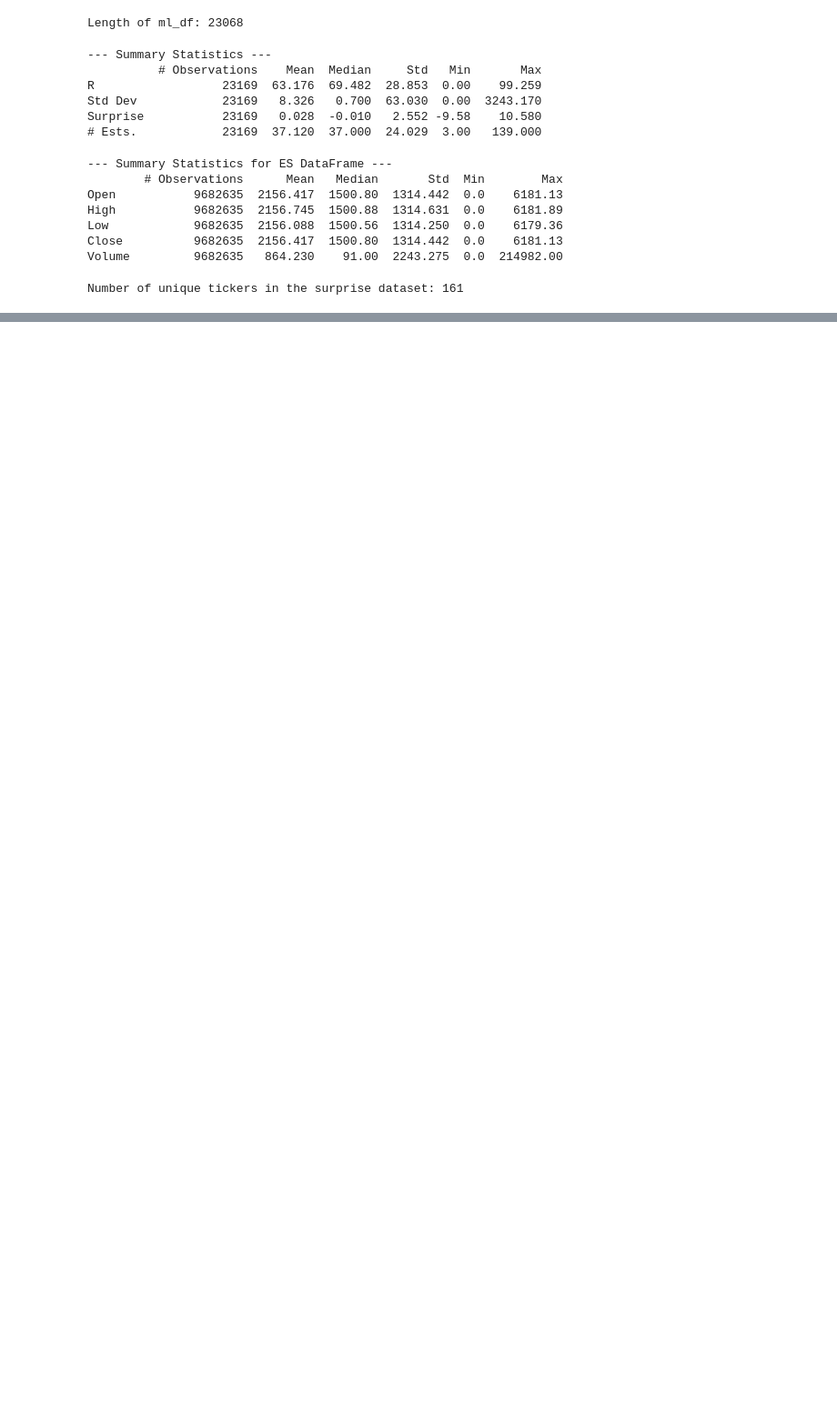
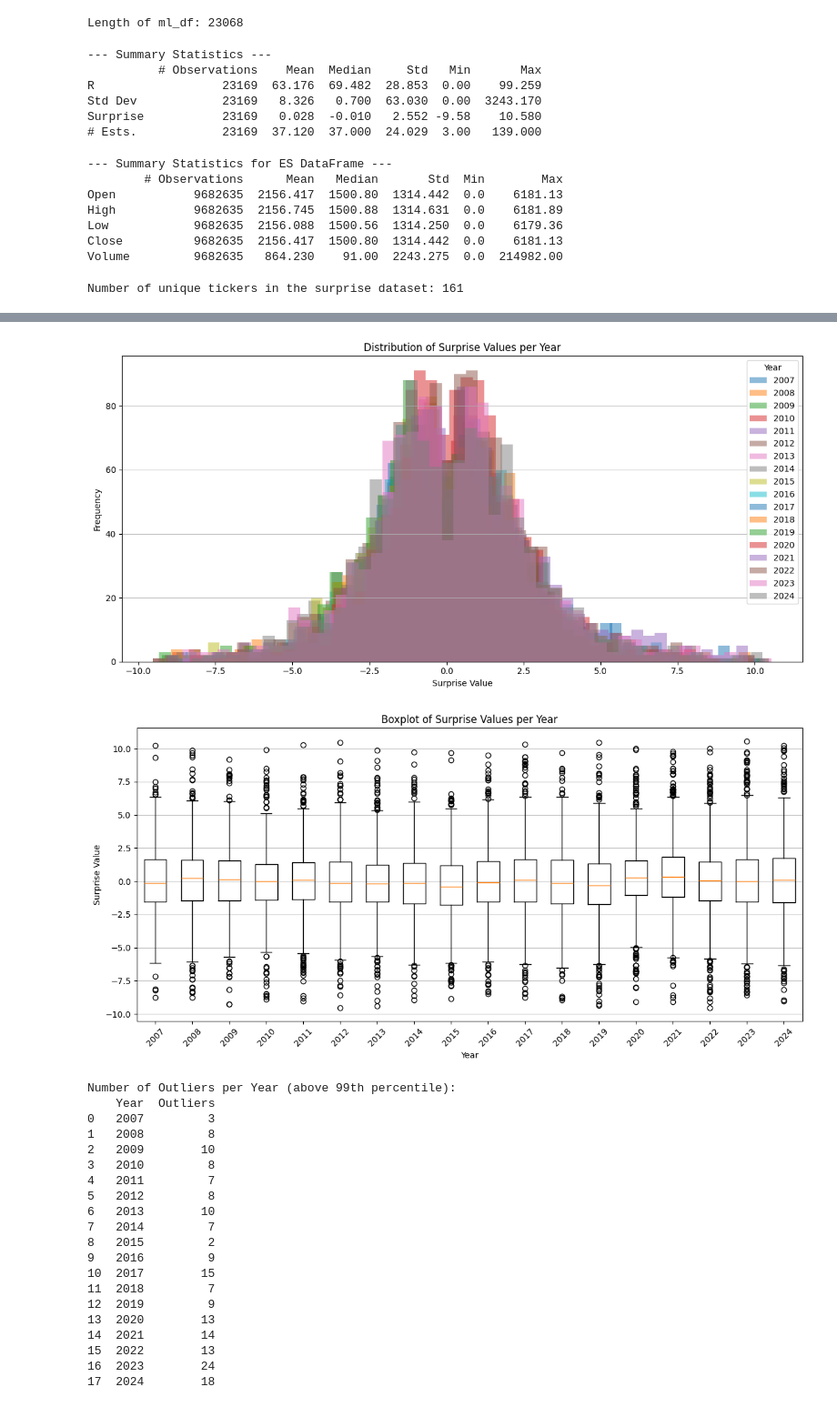
Before and after one commit to 513609/USA, a Jupyter notebook: Summary Statistics.ipynb, the cells around one changed output, grey strips where cells are left out. Shown at 91% size. Saved outputs shown, nothing was run; the diff lists cells and outputs as text; code cells hidden in the pictures; blank space fills up the shorter version.

```diff
--- a/Summary Statistics.ipynb
+++ b/Summary Statistics.ipynb
@@ -572,0 +617,58 @@ Number of unique tickers in the surprise dataset: 161
+# %%
+# distribution of surprise values per year
+# take only rows after 2007
+df_surprise = df_surprise[df_surprise.index.year >= 2007]
+
+plt.figure(figsize=(12, 6))
+for year in df_surprise['Year'].unique():
+    yearly_data = df_surprise[df_surprise['Year'] == year]['Surprise']
+    plt.hist(yearly_data, bins=50, alpha=0.5, label=str(year))
+plt.title('Distribution of Surprise Values per Year')
+plt.xlabel('Surprise Value')
+plt.ylabel('Frequency')
+plt.legend(title='Year')
+plt.grid(axis='y', alpha=0.75)
+plt.tight_layout()
+plt.show()
+
+# also print out these distrubtions as boxplots
+plt.figure(figsize=(12, 6))
+for year in df_surprise['Year'].unique():
+    yearly_data = df_surprise[df_surprise['Year'] == year]['Surprise']
+    plt.boxplot(yearly_data, positions=[year], widths=0.6)
+plt.title('Boxplot of Surprise Values per Year')
+plt.xlabel('Year')
+plt.ylabel('Surprise Value')
+plt.xticks(rotation=45)
+plt.grid(axis='y', alpha=0.75)
+plt.tight_layout()
+plt.show()
+
+# print number of outliers per year
+outlier_threshold = df_surprise['Surprise'].quantile(0.99)
+outliers_per_year = df_surprise[df_surprise['Surprise'] > outlier_threshold].groupby('Year').size().reset_index(name='Outliers')
+print("\nNumber of Outliers per Year (above 99th percentile):")
+print(outliers_per_year)
+# %% [output]
+[figure, added]
+[figure, added]
+Number of Outliers per Year (above 99th percentile):
+    Year  Outliers
+0   2007         3
+1   2008         8
+2   2009        10
+3   2010         8
+4   2011         7
+5   2012         8
+6   2013        10
+7   2014         7
+8   2015         2
+9   2016         9
+10  2017        15
+11  2018         7
+12  2019         9
+13  2020        13
+14  2021        14
+15  2022        13
+16  2023        24
+17  2024        18
```
Also changed, not shown: parts of 2 cells of this notebook.
